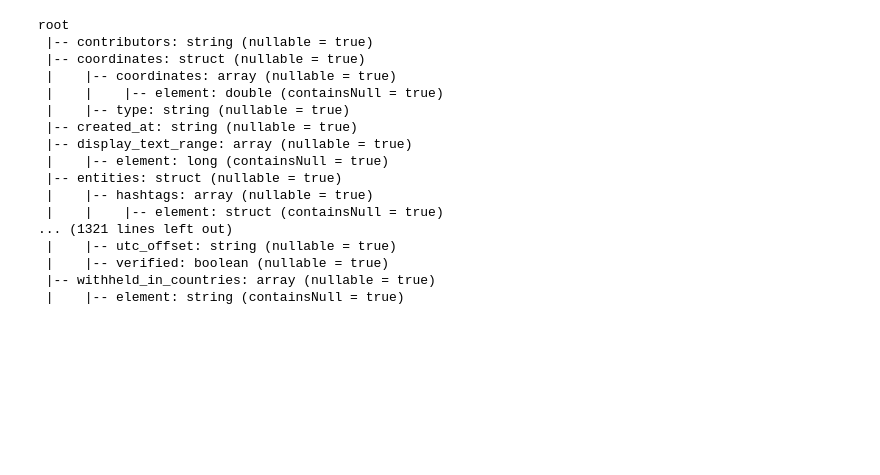
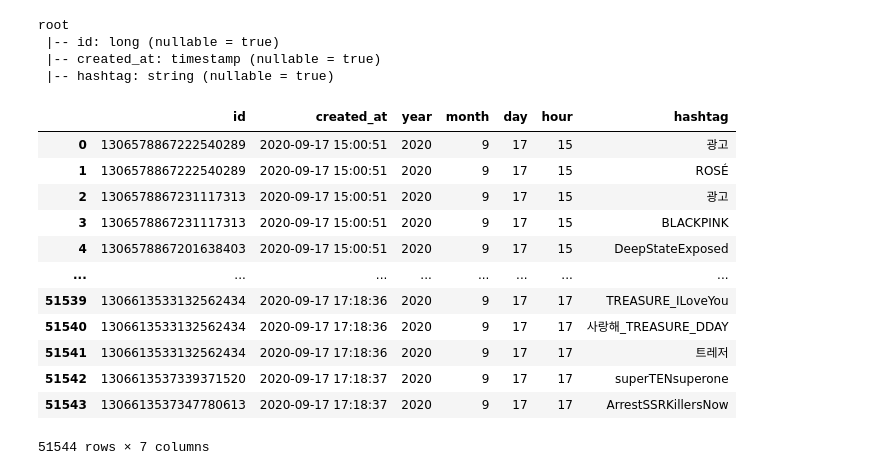
Before and after one commit to gclarkjr5/twitter-topics, a Jupyter notebook: twitter_trending/twitter.ipynb, the cells around one changed output. Saved outputs shown, nothing was run; the diff lists cells and outputs as text; code cells hidden in the pictures; blank space fills up the shorter version.

```diff
--- a/twitter_trending/twitter.ipynb
+++ b/twitter_trending/twitter.ipynb
@@ -34,0 +16,23 @@ df.limit(10).toPandas()
+# %%
+data_dir = '../data/tweets'
+
+timestamp_format = "E MMM dd HH:mm:ss Z yyyy"
+
+df = (
+    spark.read.json(f'{data_dir}/2020-09-17.json')
+        .select(
+            'id',
+            sf.to_timestamp(sf.col('created_at'), timestamp_format).alias('created_at'),
+            sf.explode('entities.hashtags').alias('hashtags')
+        )
+        .selectExpr(
+            'id',
+            'created_at',
+            'hashtags.text as hashtag'
+        )
+)
+
+#  spark.read.json(filename)
+#     .withColumn('created_at', sf.to_timestamp(sf.col('created_at'), timestamp_format))
+
+df.limit(10).toPandas()
@@ -38,22 +54,9 @@ df.limit(10).toPandas()
 df.printSchema()
 # %% [output]
 root
- |-- contributors: string (nullable = true)
- |-- coordinates: struct (nullable = true)
- |    |-- coordinates: array (nullable = true)
- |    |    |-- element: double (containsNull = true)
- |    |-- type: string (nullable = true)
- |-- created_at: string (nullable = true)
- |-- display_text_range: array (nullable = true)
- |    |-- element: long (containsNull = true)
- |-- entities: struct (nullable = true)
- |    |-- hashtags: array (nullable = true)
- |    |    |-- element: struct (containsNull = true)
-... (1321 lines left out)
- |    |-- utc_offset: string (nullable = true)
- |    |-- verified: boolean (nullable = true)
- |-- withheld_in_countries: array (nullable = true)
- |    |-- element: string (containsNull = true)
+ |-- id: long (nullable = true)
+ |-- created_at: timestamp (nullable = true)
+ |-- hashtag: string (nullable = true)
 # %%
 # extended text of tweet (if retweeted) inside of original tweet( extended tweet:full)_text
 # retweet status?
@@ -63,3 +66,33 @@ root
 # GOAL: try to trend the acceleration of an original tweet
 #### - lower threshold, once crossed, the tweet is trending
 #### - higher threshold, once crossed, the tweet is now popular
+# %%
+df_time = (
+    df
+        # .limit(10)
+        .select(
+            'id',
+            'created_at',
+            sf.year('created_at').alias('year'),
+            sf.month('created_at').alias('month'),
+            sf.dayofmonth('created_at').alias('day'),
+            sf.hour('created_at').alias('hour'),
+            'hashtag'
+        )
+)
+
+df_time.toPandas()
+# %% [output]
+|  | id | created_at | year | month | day | hour | hashtag |
+| 0 | 1306578867222540289 | 2020-09-17 15:00:51 | 2020 | 9 | 17 | 15 | 광고 |
+| 1 | 1306578867222540289 | 2020-09-17 15:00:51 | 2020 | 9 | 17 | 15 | ROSÉ |
+| 2 | 1306578867231117313 | 2020-09-17 15:00:51 | 2020 | 9 | 17 | 15 | 광고 |
+| 3 | 1306578867231117313 | 2020-09-17 15:00:51 | 2020 | 9 | 17 | 15 | BLACKPINK |
+| 4 | 1306578867201638403 | 2020-09-17 15:00:51 | 2020 | 9 | 17 | 15 | DeepStateExposed |
+| ... | ... | ... | ... | ... | ... | ... | ... |
+| 51539 | 1306613533132562434 | 2020-09-17 17:18:36 | 2020 | 9 | 17 | 17 | TREASURE_ILoveYou |
+| 51540 | 1306613533132562434 | 2020-09-17 17:18:36 | 2020 | 9 | 17 | 17 | 사랑해_TREASURE_DDAY |
+| 51541 | 1306613533132562434 | 2020-09-17 17:18:36 | 2020 | 9 | 17 | 17 | 트레저 |
+| 51542 | 1306613537339371520 | 2020-09-17 17:18:37 | 2020 | 9 | 17 | 17 | superTENsuperone |
+| 51543 | 1306613537347780613 | 2020-09-17 17:18:37 | 2020 | 9 | 17 | 17 | ArrestSSRKillersNow |
+51544 rows × 7 columns
```
Also changed, not shown: parts of 5 cells of this notebook.
